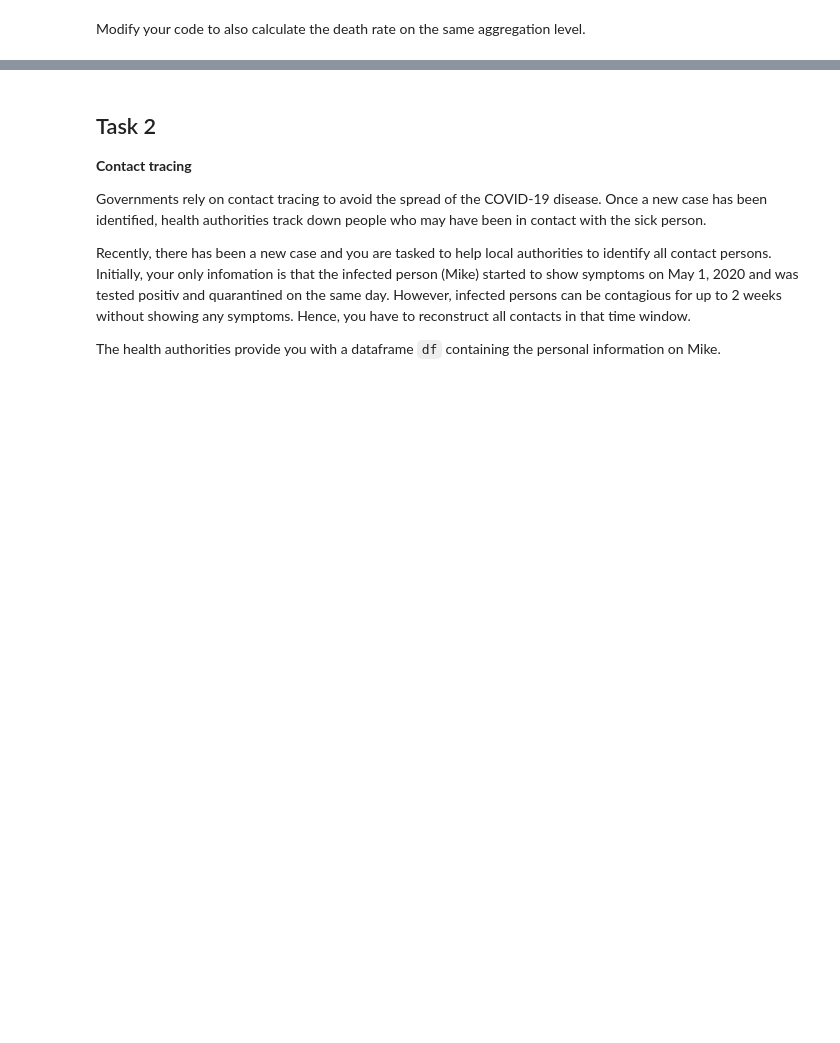
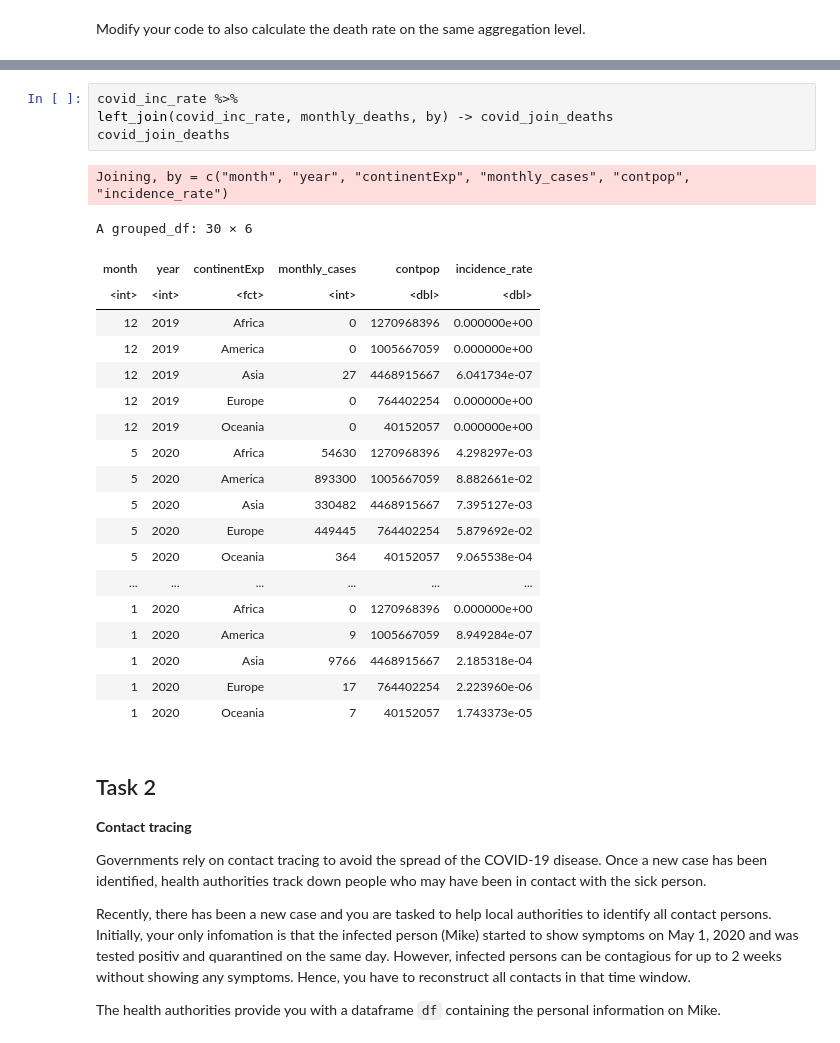
Before and after one commit to michiWS1920/ADS20, a Jupyter notebook: ADS_Programming_Assignment_1.ipynb, the cells around one changed output, grey strips where cells are left out. Saved outputs shown, nothing was run; the diff lists cells and outputs as text; blank space fills up the shorter version.

```diff
--- a/ADS_Programming_Assignment_1.ipynb
+++ b/ADS_Programming_Assignment_1.ipynb
@@ -379,3 +421,28 @@ Modify your code to also calculate the death rate on the same aggregation level.
+# %%
+covid_inc_rate %>%
+left_join(covid_inc_rate, monthly_deaths, by) -> covid_join_deaths
+covid_join_deaths
+# %% [output]
+Joining, by = c("month", "year", "continentExp", "monthly_cases", "contpop", "incidence_rate")
+A grouped_df: 30 × 6
+| month | year | continentExp | monthly_cases | contpop | incidence_rate |
+| <int> | <int> | <fct> | <int> | <dbl> | <dbl> |
+| 12 | 2019 | Africa | 0 | 1270968396 | 0.000000e+00 |
+| 12 | 2019 | America | 0 | 1005667059 | 0.000000e+00 |
+| 12 | 2019 | Asia | 27 | 4468915667 | 6.041734e-07 |
+| 12 | 2019 | Europe | 0 | 764402254 | 0.000000e+00 |
+| 12 | 2019 | Oceania | 0 | 40152057 | 0.000000e+00 |
+| 5 | 2020 | Africa | 54630 | 1270968396 | 4.298297e-03 |
+| 5 | 2020 | America | 893300 | 1005667059 | 8.882661e-02 |
+| 5 | 2020 | Asia | 330482 | 4468915667 | 7.395127e-03 |
+| 5 | 2020 | Europe | 449445 | 764402254 | 5.879692e-02 |
+| 5 | 2020 | Oceania | 364 | 40152057 | 9.065538e-04 |
+| ... | ... | ... | ... | ... | ... |
+| 1 | 2020 | Africa | 0 | 1270968396 | 0.000000e+00 |
+| 1 | 2020 | America | 9 | 1005667059 | 8.949284e-07 |
+| 1 | 2020 | Asia | 9766 | 4468915667 | 2.185318e-04 |
+| 1 | 2020 | Europe | 17 | 764402254 | 2.223960e-06 |
+| 1 | 2020 | Oceania | 7 | 40152057 | 1.743373e-05 |
 # %% [markdown]
 ## Task 2
 
```
Also changed, not shown: parts of 6 cells of this notebook.
